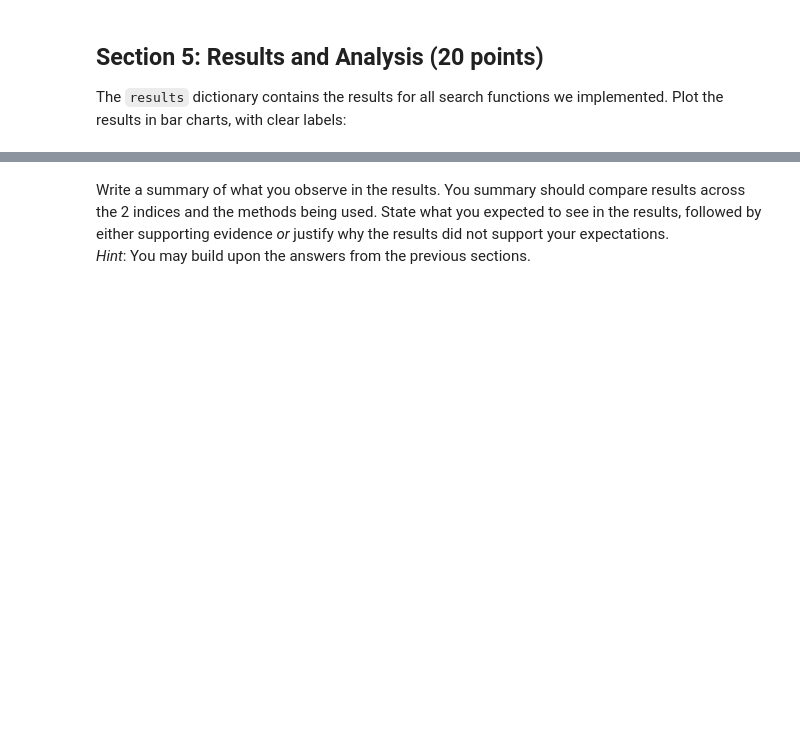
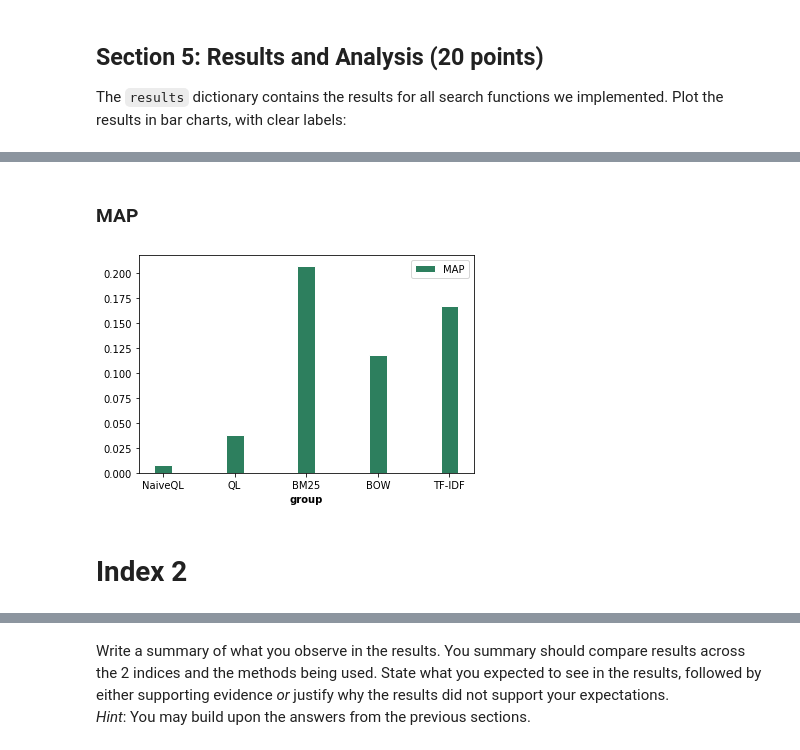
Before and after one commit to Sasafrass/IR1, a Jupyter notebook: HW1/12854794_12876658_12675326.ipynb, the cells around one changed output, grey strips where cells are left out. Saved outputs shown, nothing was run; the diff lists cells and outputs as text; code cells hidden in the pictures; blank space fills up the shorter version.

```diff
--- a/HW1/12854794_12876658_12675326.ipynb
+++ b/HW1/12854794_12876658_12675326.ipynb
@@ -1312,0 +1368,14 @@ The `results` dictionary contains the results for all search functions we implem
+# %% [markdown]
+### MAP
+# %%
+plt.bar(r2, map1, color='#2d7f5e', width=barWidth, edgecolor='white', label='MAP')
+
+plt.xlabel('group', fontweight='bold')
+plt.xticks([r + barWidth for r in range(len(err1))], ['NaiveQL', 'QL', 'BM25', 'BOW', 'TF-IDF'])
+
+plt.legend()
+plt.show()
+# %% [output]
+[figure, added]
+# %% [markdown]
+# Index 2
```
Also changed, not shown: parts of 22 cells of this notebook.
